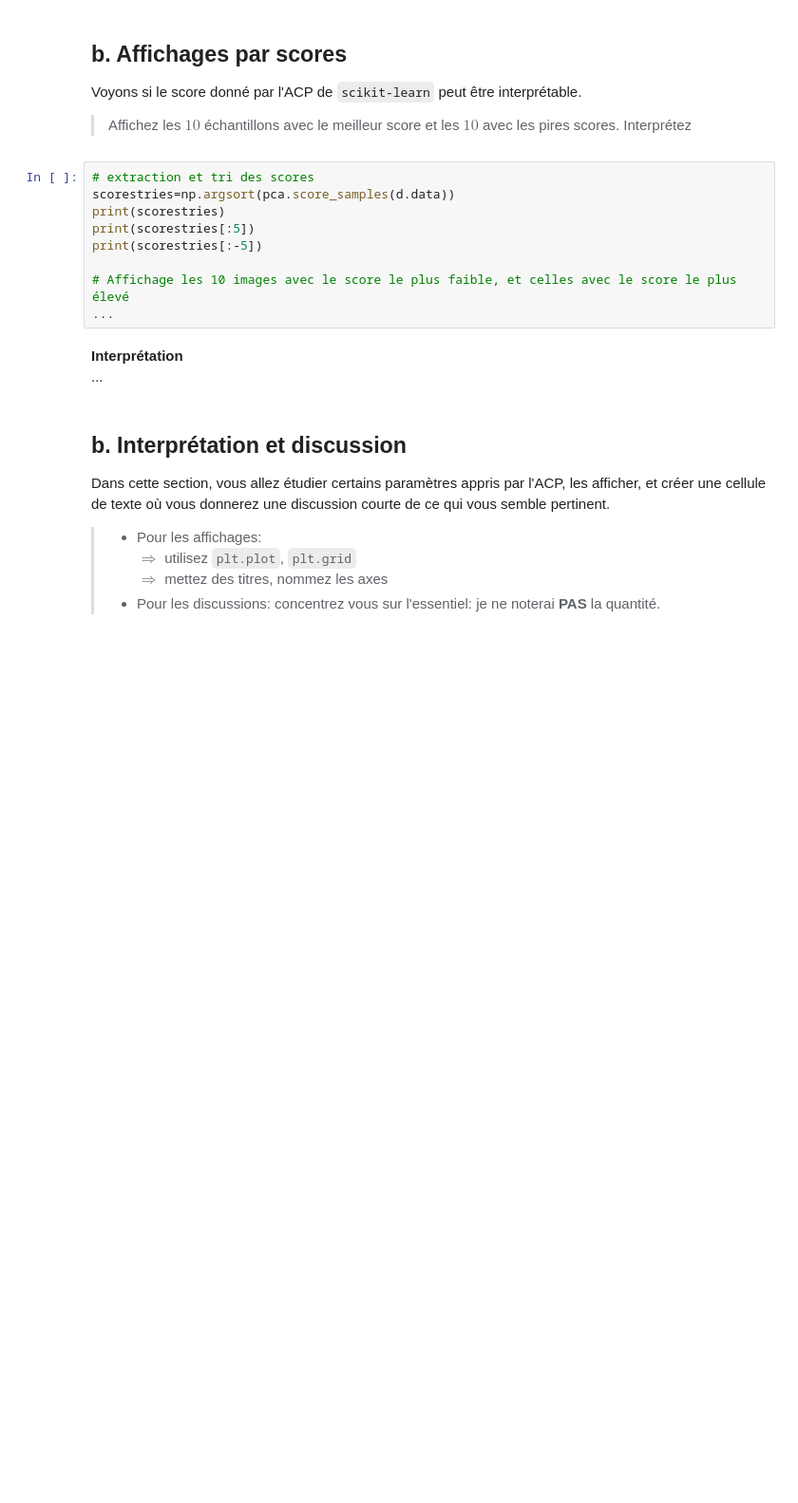
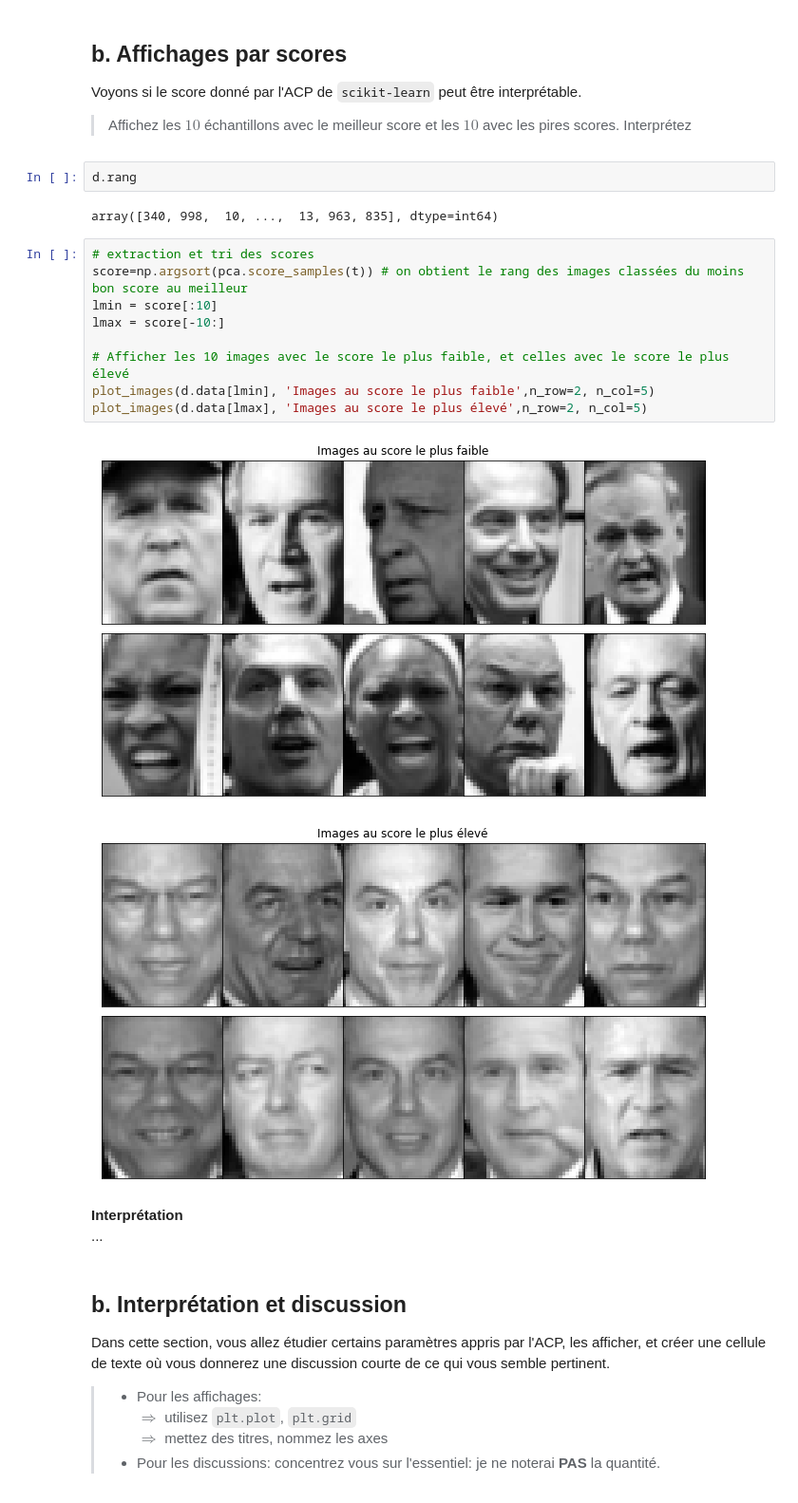
Before and after one commit to campusplage/compte-rendus-brun-franc, a Jupyter notebook: TP2_sklearn.ipynb, the cells around one changed output. Shown: that part at 95% size. Saved outputs shown, nothing was run; the diff lists cells and outputs as text; blank space fills up the shorter version.

Commit message:
Affichage par scores ACP

```diff
--- a/TP2_sklearn.ipynb
+++ b/TP2_sklearn.ipynb
@@ -256,15 +348,22 @@ plot_images(d.data, 'Visages initiaux', n_row=1, n_col=5)
 Voyons si le score donné par l'ACP de `scikit-learn` peut être interprétable.
 
 > Affichez les $10$ échantillons avec le meilleur score et les $10$ avec les pires scores. Interprétez
+# %%
+d.rang
+# %% [output]
+array([340, 998,  10, ...,  13, 963, 835], dtype=int64)
 # %%
 # extraction et tri des scores
-scorestries=np.argsort(pca.score_samples(d.data))
-print(scorestries)
-print(scorestries[:5])
-print(scorestries[:-5])
+score=np.argsort(pca.score_samples(t)) # on obtient le rang des images classées du moins bon score au meilleur
+lmin = score[:10]
+lmax = score[-10:]
 
-# Affichage les 10 images avec le score le plus faible, et celles avec le score le plus élevé
-...
+# Afficher les 10 images avec le score le plus faible, et celles avec le score le plus élevé
+plot_images(d.data[lmin], 'Images au score le plus faible',n_row=2, n_col=5)
+plot_images(d.data[lmax], 'Images au score le plus élevé',n_row=2, n_col=5)
+# %% [output]
+[figure, added]
+[figure, added]
 # %% [markdown]
 __Interprétation__
 ...
```
Also changed, not shown: parts of 20 cells of this notebook.
